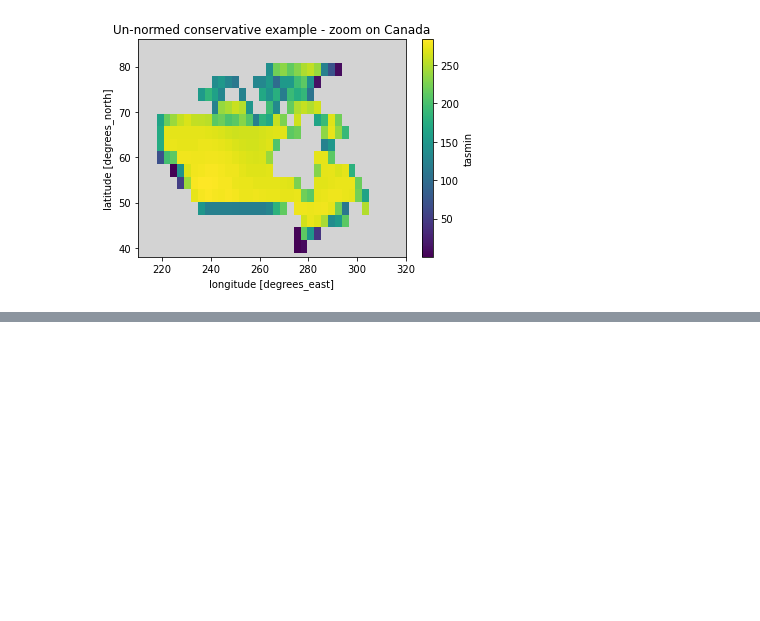
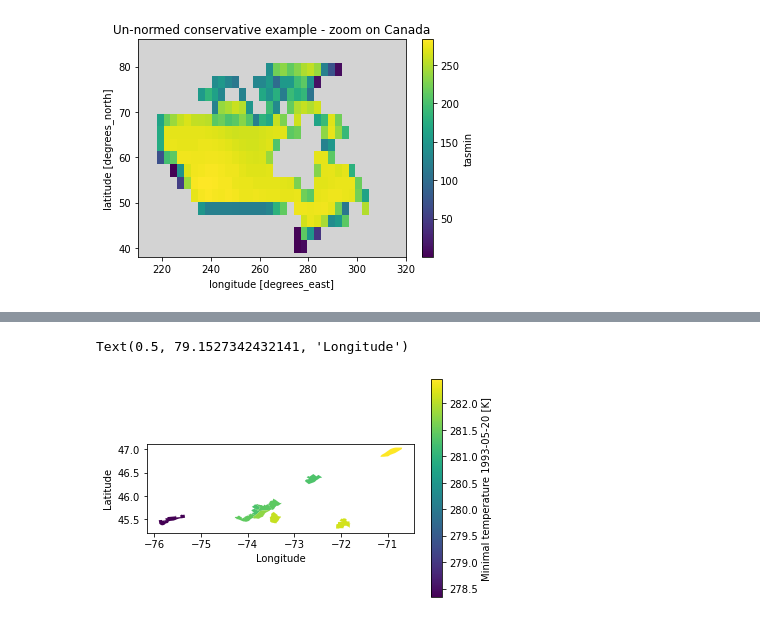
Before and after one commit to Ouranosinc/pavics-sdi, a Jupyter notebook: docs/source/notebooks/regridding.ipynb, the cells around one changed output, grey strips where cells are left out. Drawn from its saved outputs; the diff is of its cells as text; code cells hidden in the pictures; blank space fills up the shorter version.

Commit message:
Add reuse weights and spatial averaging

```diff
--- a/docs/source/notebooks/regridding.ipynb
+++ b/docs/source/notebooks/regridding.ipynb
@@ -412,0 +504,21 @@ Text(0.5, 1.0, 'Un-normed conservative example - zoom on Canada')
+# %%
+# This is only to show the decrease in size
+def count_points(elem):
+    def _count(poly):
+        return len(poly.exterior.coords) + sum(len(hole.coords) for hole in poly.interiors)
+    if hasattr(elem, '__len__'):  # then it is a MultiPolygon
+        return sum(_count(poly) for poly in elem)
+    return _count(elem)
+
+# Count the total number of nodes in the shapes:
+print('Total number of nodes in the raw shapes : ', shapes.geometry.apply(count_points).sum())
+
+min_grid_size = float(min(abs(ds_in.lat.diff('lat')).min(), abs(ds_in.lon.diff('lon')).min()))
+print(f'Minimal grid size [°] of input ds: {min_grid_size:0.3f}, we will simplify to a tolerance of {min_grid_size / 100:0.5f}')
+
+# Simplify geometries
+shapes_simp = shapes.copy()
+shapes_simp['geometry'] = shapes.simplify(min_grid_size / 100)
+
+print('Total number of nodes in the simplified shapes : ', shapes_simp.geometry.apply(count_points).sum())
+shapes_simp.buffer(0).is_valid
@@ -412,0 +546,4 @@ Text(0.5, 1.0, 'Un-normed conservative example - zoom on Canada')
+# %%
+savg = xe.SpatialAverager(ds_in, shapes_simp.geometry)
+tn_avg = savg(ds_in.tasmin)
+tn_avg
@@ -412,0 +565,11 @@ Text(0.5, 1.0, 'Un-normed conservative example - zoom on Canada')
+# %%
+# Set coordinates of "geom" to the shapes index
+tn_avg['geom'] = shapes_simp.index.values
+
+# Get a Dataset of properties from the dataframe
+# Drop the geometries (we don't want them), convert to xarray and rename the index so it matches the one in tn_avg
+props = shapes_simp.drop(columns=['geometry']).to_xarray().rename(MRS_NM_MRC='geom')
+
+# Assign all properties as "auxiliary" coordinates
+tn_avg = tn_avg.assign_coords(**props.data_vars)
+tn_avg
@@ -412,0 +592,4 @@ Text(0.5, 1.0, 'Un-normed conservative example - zoom on Canada')
+# %%
+shapes_data = shapes_simp.copy()
+shapes_data['tasmin'] = tn_avg.to_series()
+shapes_data
@@ -412,0 +609,8 @@ Text(0.5, 1.0, 'Un-normed conservative example - zoom on Canada')
+# %%
+# Now we can plot easily plot as a choropleth map!
+ax = shapes_data.plot('tasmin', legend=True, legend_kwds={'label': 'Minimal temperature 1993-05-20 [K]'})
+ax.set_ylabel('Latitude')
+ax.set_xlabel('Longitude')
+# %% [output]
+Text(0.5, 79.1527342432141, 'Longitude')
+[figure, added]
```
Also changed, not shown: parts of 20 cells of this notebook.
